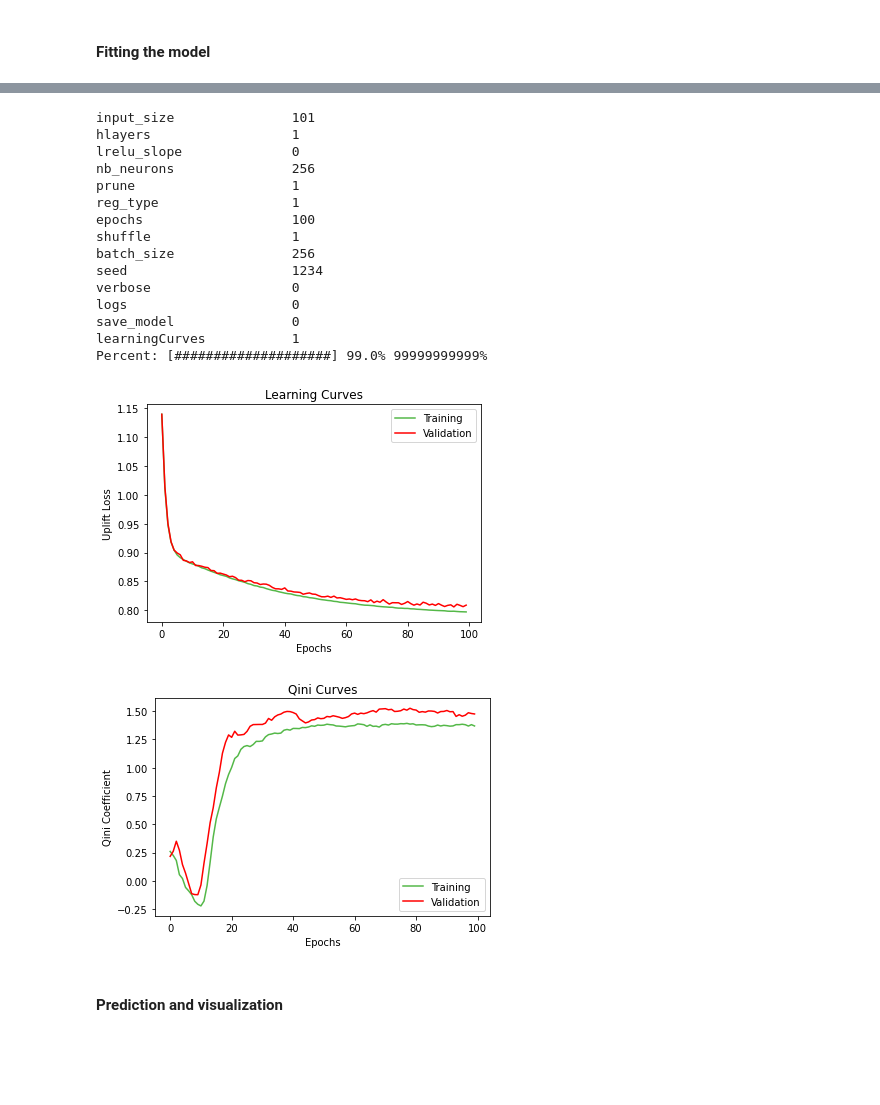
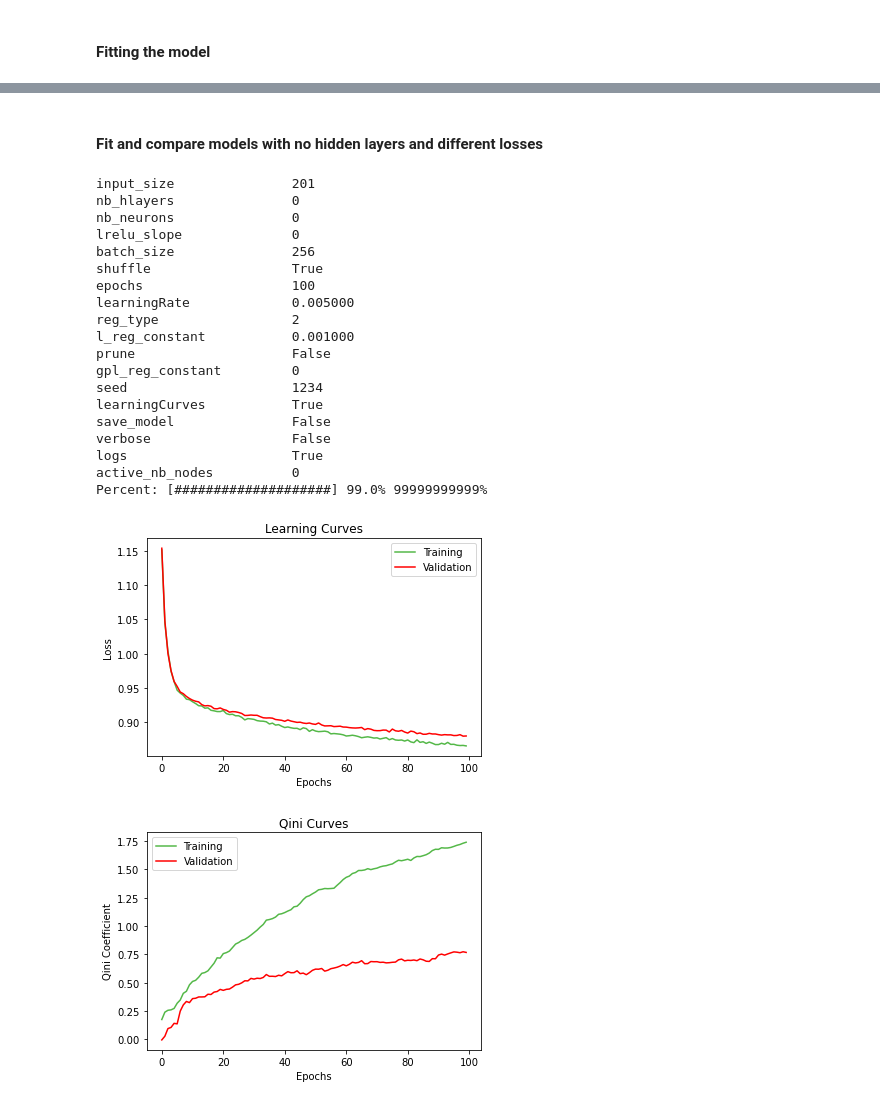
Before and after one commit to belbahrim/twin-causal-net, a Jupyter notebook: examples/twin_causal_examples.ipynb, the cells around one changed output, grey strips where cells are left out. Drawn from its saved outputs; the diff is of its cells as text; code cells hidden in the pictures; blank space fills up the shorter version.

```diff
--- a/examples/twin_causal_examples.ipynb
+++ b/examples/twin_causal_examples.ipynb
@@ -19,9 +16,14 @@ X_train, X_test, T_train, T_test, Y_train, Y_test = train_test_split(X, T, Y, te
 # %% [markdown]
 #### Initialize the model
 # %%
-input_size = X.shape[1] + 1  # Number of features + 1 (for treatment indicator)
+input_size = X.shape[1]  # Number of features, the model will handle automatically the treatment variable
 # %%
-uplift = twin_causal(input_size=input_size, hlayers=1, nb_neurons=256, lrelu_slope=0, batch_size=256,
-                     shuffle=True, max_iter=100, learningRate=0.005, reg_type=1, l_reg_constant=0.001,
-                     prune=True, gpl_reg_constant=0.0001, loss="uplift_loss", learningCurves=True,
-                     save_model=False, verbose=False, logs=False, random_state=1234)
+# How to train a twin-neural model with 1-hidden layer
+uplift = twin_causal(nb_features=input_size, # required parameter
+                     # optional hyper-parameters for fine-tuning
+                     nb_hlayers=1, nb_neurons=256, lrelu_slope=0.05, batch_size=256, shuffle=True,
+                     max_iter=100, learningRate=0.009, reg_type=1, l_reg_constant=0.001,
+                     prune=True, gpl_reg_constant=0.005, loss="uplift_loss",
+                     # default parameters for reporting
+                     learningCurves=True, save_model=True, verbose=False, logs=True,
+                     random_state=1234)
@@ -35,2 +37,4 @@ twin_causal(
 # %% [markdown]
 #### Fitting the model
+# %%
+uplift.fit(X_train, T_train, Y_train, val_size=0.3)  # You can control the proportion of obs to use for validation
@@ -36,0 +78,2 @@ twin_causal(
+# %% [markdown]
+#### Fit and compare models with no hidden layers and different losses
@@ -37,22 +82,26 @@ twin_causal(
+# %%
+twin = twin_causal(nb_features=input_size, nb_hlayers=0, reg_type=2)
 # %%
-_,_ = uplift.fit(X_train, T_train, Y_train)
+twin.fit(X_train, T_train, Y_train)
 # %% [output]
-input_size               101
-hlayers                  1
+input_size               201
+nb_hlayers               0
+nb_neurons               0
 lrelu_slope              0
-nb_neurons               256
-prune                    1
-reg_type                 1
+batch_size               256
+shuffle                  True
 epochs                   100
-shuffle                  1
-batch_size               256
+learningRate             0.005000
+reg_type                 2
+l_reg_constant           0.001000
+prune                    False
+gpl_reg_constant         0
 seed                     1234
-verbose                  0
-logs                     0
-save_model               0
-learningCurves           1
+learningCurves           True
+save_model               False
+verbose                  False
+logs                     True
+active_nb_nodes          0
 Percent: [####################] 99.0% 99999999999%
-[figure, old version]
+[figure, new version]
-[figure, old version]
+[figure, new version]
-# %% [markdown]
-#### Prediction and visualization
```
Also changed, not shown: parts of 17 cells of this notebook, 5 other files.
